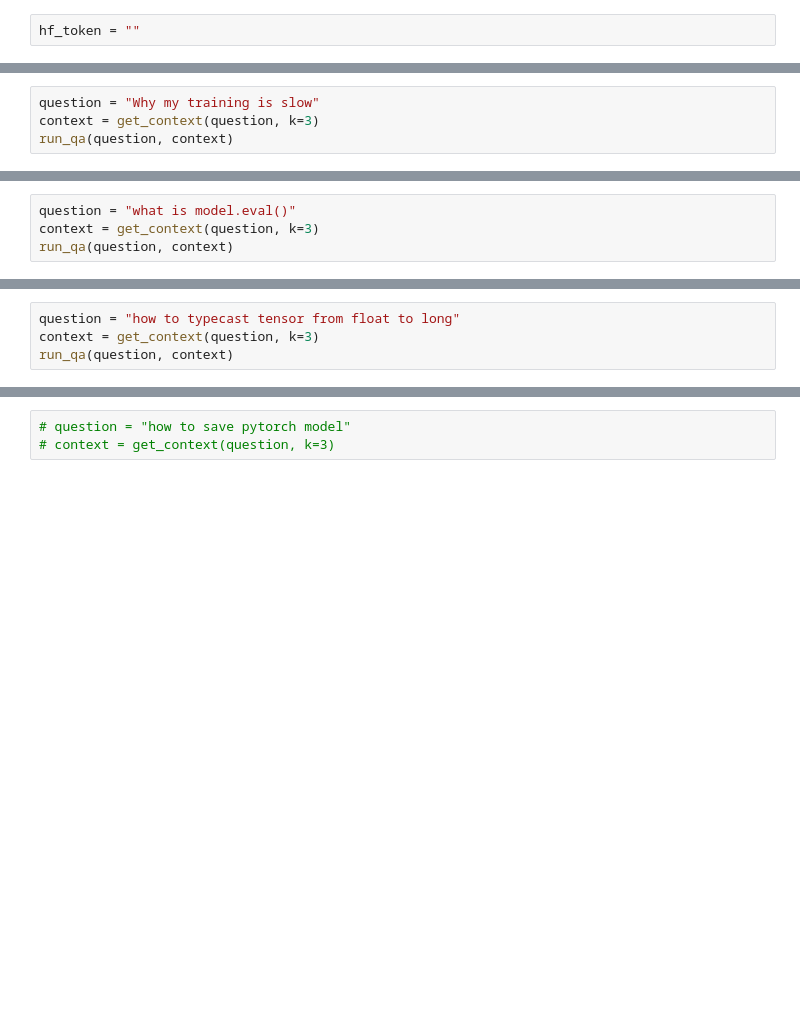
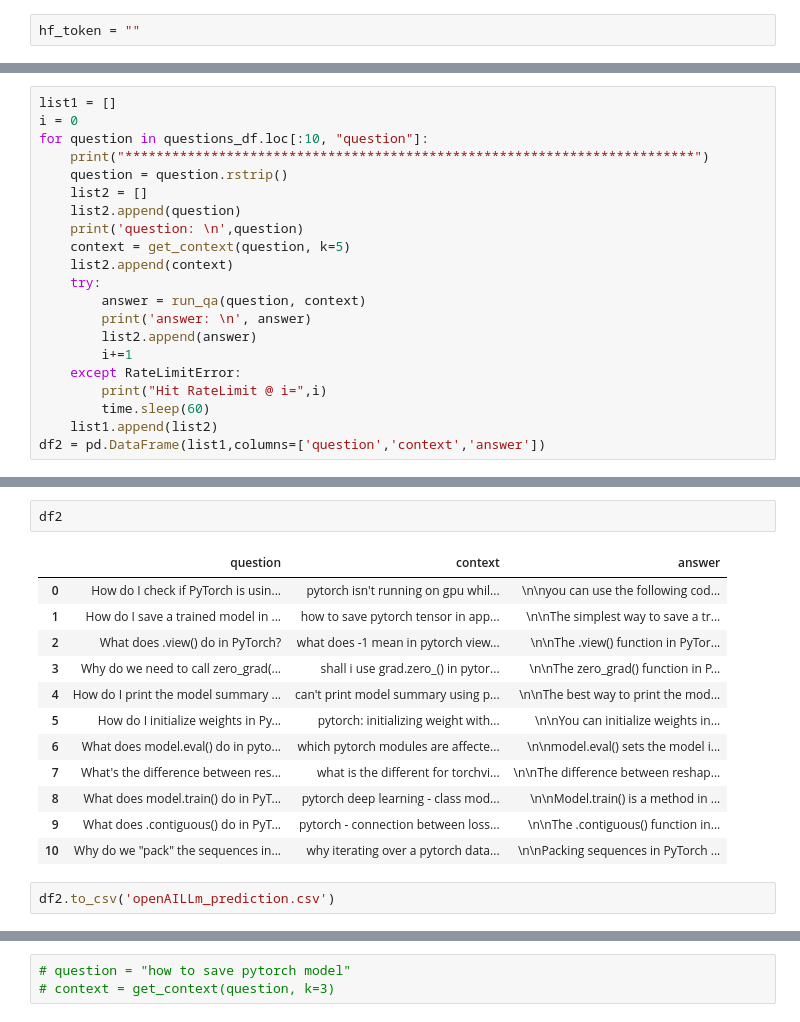
Before and after one commit to chauhang/pt-experiments, a Jupyter notebook: pytorch-qa/PyTorch-QA-Version1.ipynb, the cells around one changed output, grey strips where cells are left out. Saved outputs shown, nothing was run; the diff lists cells and outputs as text; blank space fills up the shorter version.

```diff
--- a/pytorch-qa/PyTorch-QA-Version1.ipynb
+++ b/pytorch-qa/PyTorch-QA-Version1.ipynb
@@ -189,4 +176,0 @@ torch.save()/torch.load() is for saving/loading
-# %%
-question = "Why my training is slow"
-context = get_context(question, k=3)
-run_qa(question, context)
@@ -195,4 +176,0 @@ acc_fn is not a float
-# %%
-question = "what is model.eval()"
-context = get_context(question, k=3)
-run_qa(question, context)
@@ -201,4 +176,0 @@ to evaluate the model
-# %%
-question = "how to typecast tensor from float to long"
-context = get_context(question, k=3)
-run_qa(question, context)
@@ -231,0 +206,21 @@ i was trying to replicate how to use packing for variable-length sequence inputs
+# %%
+list1 = []
+i = 0
+for question in questions_df.loc[:10, "question"]:
+    print("*************************************************************************")
+    question = question.rstrip()
+    list2 = []
+    list2.append(question)
+    print('question: \n',question)
+    context = get_context(question, k=5)
+    list2.append(context)
+    try:
+        answer = run_qa(question, context)
+        print('answer: \n', answer)
+        list2.append(answer)
+        i+=1
+    except RateLimitError:
+        print("Hit RateLimit @ i=",i)
+        time.sleep(60)
+    list1.append(list2)
+df2 = pd.DataFrame(list1,columns=['question','context','answer'])
@@ -231,0 +245,17 @@ i was trying to replicate how to use packing for variable-length sequence inputs
+# %%
+df2
+# %% [output]
+|  | question | context | answer |
+| 0 | How do I check if PyTorch is usin... | pytorch isn't running on gpu whil... | \n\nyou can use the following cod... |
+| 1 | How do I save a trained model in ... | how to save pytorch tensor in app... | \n\nThe simplest way to save a tr... |
+| 2 | What does .view() do in PyTorch? | what does -1 mean in pytorch view... | \n\nThe .view() function in PyTor... |
+| 3 | Why do we need to call zero_grad(... | shall i use grad.zero_() in pytor... | \n\nThe zero_grad() function in P... |
+| 4 | How do I print the model summary ... | can't print model summary using p... | \n\nThe best way to print the mod... |
+| 5 | How do I initialize weights in Py... | pytorch: initializing weight with... | \n\nYou can initialize weights in... |
+| 6 | What does model.eval() do in pyto... | which pytorch modules are affecte... | \n\nmodel.eval() sets the model i... |
+| 7 | What's the difference between res... | what is the different for torchvi... | \n\nThe difference between reshap... |
+| 8 | What does model.train() do in PyT... | pytorch deep learning - class mod... | \n\nModel.train() is a method in ... |
+| 9 | What does .contiguous() do in PyT... | pytorch - connection between loss... | \n\nThe .contiguous() function in... |
+| 10 | Why do we "pack" the sequences in... | why iterating over a pytorch data... | \n\nPacking sequences in PyTorch ... |
+# %%
+df2.to_csv('openAILLm_prediction.csv')
```
Also changed, not shown: parts of 17 cells of this notebook.
